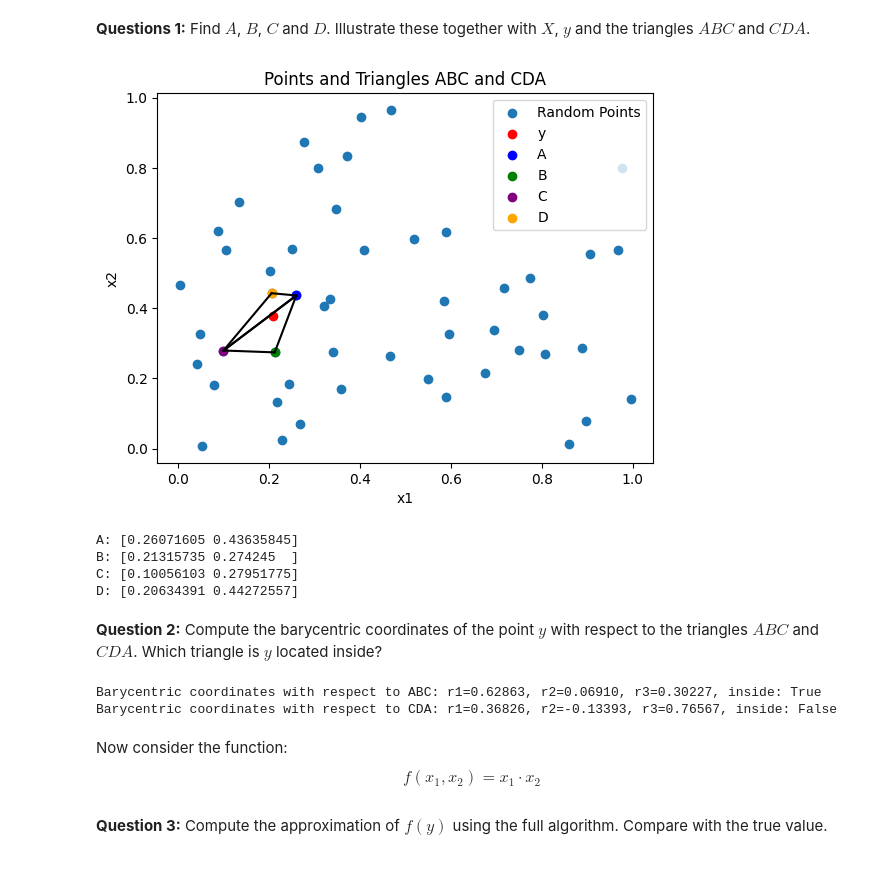
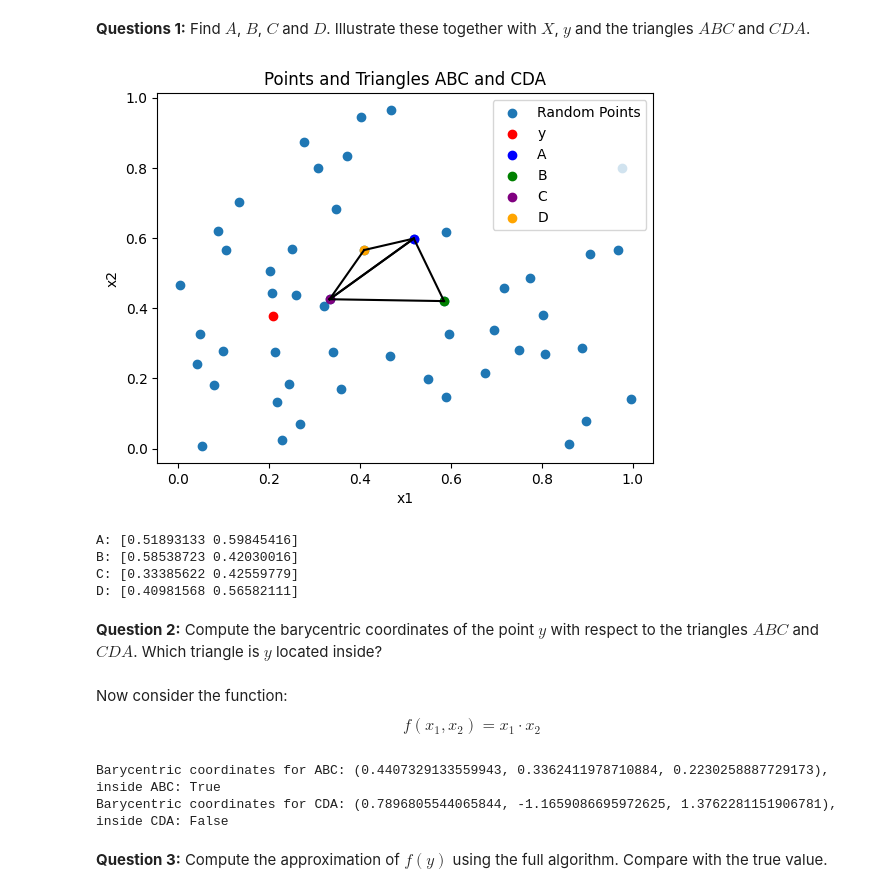
Before and after one commit to NumEconCopenhagen/projects-2024-tbm527, a Jupyter notebook: examproject/exam_2024.ipynb, the cells around one changed output. Saved outputs shown, nothing was run; the diff lists cells and outputs as text; code cells hidden in the pictures.

```diff
--- a/examproject/exam_2024.ipynb
+++ b/examproject/exam_2024.ipynb
@@ -445,80 +445,44 @@ y = rng.uniform(size=(2,))
 # %% [markdown]
 **Questions 1:** Find $A$, $B$, $C$ and $D$. Illustrate these together with $X$, $y$ and the triangles $ABC$ and $CDA$.
 # %%
-# I set the seed for reproducibility
-rng = np.random.default_rng(2024)
-
-# I generate random points in the unit square
-X = rng.uniform(size=(50, 2))
-y = rng.uniform(size=(2,))
-
-# The function to compute Euclidean distance
-def euclidean_distance(p1, p2):
-    return np.sqrt((p1[0] - p2[0])**2 + (p1[1] - p2[1])**2)
-
-# I find the points A, B, C, and D
-A = min((p for p in X if p[0] > y[0] and p[1] > y[1]), key=lambda p: euclidean_distance(p, y))
-B = min((p for p in X if p[0] > y[0] and p[1] < y[1]), key=lambda p: euclidean_distance(p, y))
-C = min((p for p in X if p[0] < y[0] and p[1] < y[1]), key=lambda p: euclidean_distance(p, y))
-D = min((p for p in X if p[0] < y[0] and p[1] > y[1]), key=lambda p: euclidean_distance(p, y))
+X, F = exam1.generate_random_points()
+A, B, C, D = exam1.find_points(X, (0.5, 0.5))
 
 # I plot the points and the triangles
 plt.scatter(X[:, 0], X[:, 1], label='Random Points')
 plt.scatter(*y, color='red', label='y')
 plt.scatter(*A, color='blue', label='A')
 plt.scatter(*B, color='green', label='B')
 plt.scatter(*C, color='purple', label='C')
 plt.scatter(*D, color='orange', label='D')
 
 # Plotting triangles ABC and CDA
 plt.plot([A[0], B[0]], [A[1], B[1]], color='black')
 plt.plot([B[0], C[0]], [B[1], C[1]], color='black')
 plt.plot([C[0], A[0]], [C[1], A[1]], color='black')
 
 plt.plot([C[0], D[0]], [C[1], D[1]], color='black')
 plt.plot([D[0], A[0]], [D[1], A[1]], color='black')
 plt.plot([A[0], C[0]], [A[1], C[1]], color='black')
 
 plt.legend()
 plt.xlabel('x1')
 plt.ylabel('x2')
 plt.title('Points and Triangles ABC and CDA')
 plt.show()
 
 print("A:", A)
 print("B:", B)
 print("C:", C)
 print("D:", D)
 # %% [output]
-[figure, old version]
+[figure, new version]
-A: [0.26071605 0.43635845]
-B: [0.21315735 0.274245  ]
-C: [0.10056103 0.27951775]
-D: [0.20634391 0.44272557]
+A: [0.51893133 0.59845416]
+B: [0.58538723 0.42030016]
+C: [0.33385622 0.42559779]
+D: [0.40981568 0.56582111]
 # %% [markdown]
 **Question 2:** Compute the barycentric coordinates of the point $y$ with respect to the triangles $ABC$ and $CDA$. Which triangle is $y$ located inside?
-# %%
-def barycentric_coordinates(A, B, C, P):
-    detT = (B[1] - C[1]) * (A[0] - C[0]) + (C[0] - B[0]) * (A[1] - C[1])
-    r1 = ((B[1] - C[1]) * (P[0] - C[0]) + (C[0] - B[0]) * (P[1] - C[1])) / detT
-    r2 = ((C[1] - A[1]) * (P[0] - C[0]) + (A[0] - C[0]) * (P[1] - C[1])) / detT
-    r3 = 1 - r1 - r2
-    return r1, r2, r3
-
-def is_inside_triangle(r1, r2, r3):
-    return 0 <= r1 <= 1 and 0 <= r2 <= 1 and 0 <= r3 <= 1
-
-rABC1, rABC2, rABC3 = barycentric_coordinates(A, B, C, y)
-rCDA1, rCDA2, rCDA3 = barycentric_coordinates(C, D, A, y)
-
-inside_ABC = is_inside_triangle(rABC1, rABC2, rABC3)
-inside_CDA = is_inside_triangle(rCDA1, rCDA2, rCDA3)
-
-print(f"Barycentric coordinates with respect to ABC: r1={rABC1:.5f}, r2={rABC2:.5f}, r3={rABC3:.5f}, inside: {inside_ABC}")
-print(f"Barycentric coordinates with respect to CDA: r1={rCDA1:.5f}, r2={rCDA2:.5f}, r3={rCDA3:.5f}, inside: {inside_CDA}")
-# %% [output]
-Barycentric coordinates with respect to ABC: r1=0.62863, r2=0.06910, r3=0.30227, inside: True
-Barycentric coordinates with respect to CDA: r1=0.36826, r2=-0.13393, r3=0.76567, inside: False
 # %% [markdown]
 Now consider the function:
 $$
@@ -527,5 +491,16 @@ $$
 # %%
 f = lambda x: x[0]*x[1]
 F = np.array([f(x) for x in X])
+# %%
+y = (0.5, 0.5)
+rABC = exam1.barycentric_coordinates(A, B, C, y)
+rCDA = exam1.barycentric_coordinates(C, D, A, y)
+inside_ABC = all(0 <= r <= 1 for r in rABC)
+inside_CDA = all(0 <= r <= 1 for r in rCDA)
+print(f"Barycentric coordinates for ABC: {rABC}, inside ABC: {inside_ABC}")
+print(f"Barycentric coordinates for CDA: {rCDA}, inside CDA: {inside_CDA}")
+# %% [output]
+Barycentric coordinates for ABC: (0.4407329133559943, 0.3362411978710884, 0.2230258887729173), inside ABC: True
+Barycentric coordinates for CDA: (0.7896805544065844, -1.1659086695972625, 1.3762281151906781), inside CDA: False
 # %% [markdown]
 **Question 3:** Compute the approximation of $f(y)$ using the full algorithm. Compare with the true value.
```
Also changed, not shown: parts of 7 cells of this notebook, 1 other file.
